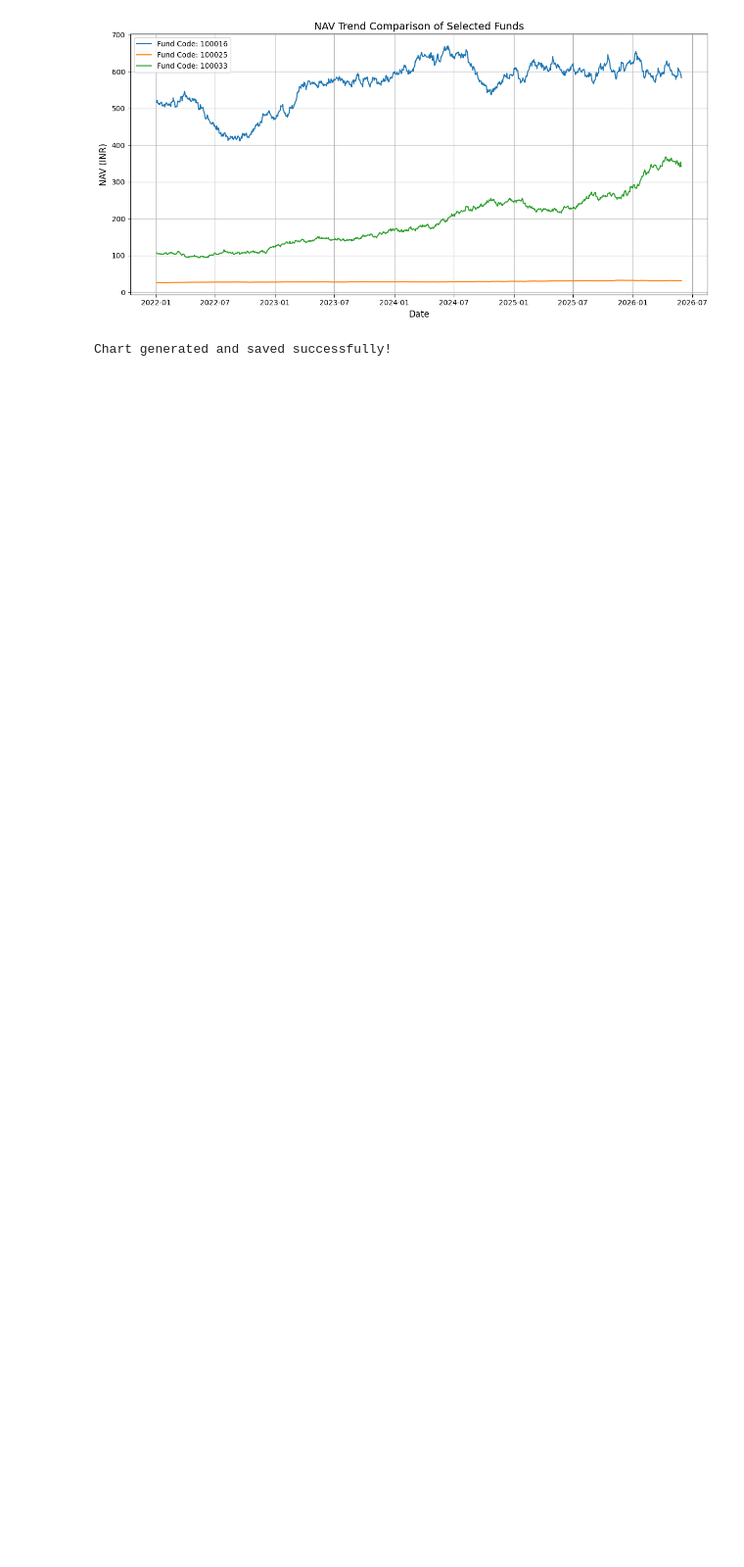
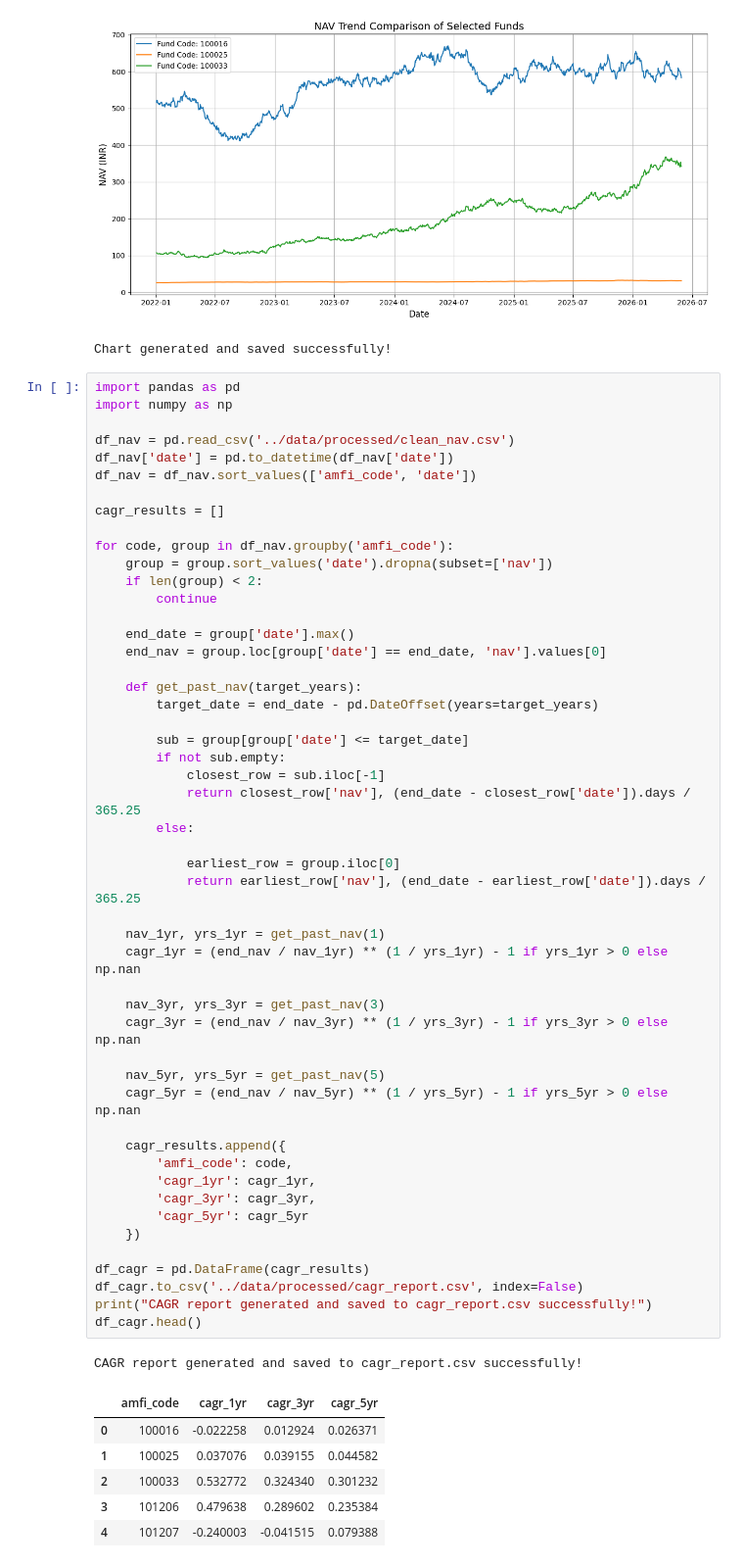
Before and after one commit to Gopibalu07/Capstone_Project_1, a Jupyter notebook: notebooks/Performance_Analytics.ipynb, the cells around one changed output. Shown at 98% size. Cells and saved outputs as stored; diff of their text form; blank space fills up the shorter version.

```diff
--- a/notebooks/Performance_Analytics.ipynb
+++ b/notebooks/Performance_Analytics.ipynb
@@ -187,3 +187,61 @@ print("Chart generated and saved successfully!")
 # %% [output]
 [figure]
 Chart generated and saved successfully!
+# %%
+import pandas as pd
+import numpy as np
+
+df_nav = pd.read_csv('../data/processed/clean_nav.csv')
+df_nav['date'] = pd.to_datetime(df_nav['date'])
+df_nav = df_nav.sort_values(['amfi_code', 'date'])
+
+cagr_results = []
+
+for code, group in df_nav.groupby('amfi_code'):
+    group = group.sort_values('date').dropna(subset=['nav'])
+    if len(group) < 2:
+        continue
+
+    end_date = group['date'].max()
+    end_nav = group.loc[group['date'] == end_date, 'nav'].values[0]
+
+    def get_past_nav(target_years):
+        target_date = end_date - pd.DateOffset(years=target_years)
+
+        sub = group[group['date'] <= target_date]
+        if not sub.empty:
+            closest_row = sub.iloc[-1]
+            return closest_row['nav'], (end_date - closest_row['date']).days / 365.25
+        else:
+
+            earliest_row = group.iloc[0]
+            return earliest_row['nav'], (end_date - earliest_row['date']).days / 365.25
+
+    nav_1yr, yrs_1yr = get_past_nav(1)
+    cagr_1yr = (end_nav / nav_1yr) ** (1 / yrs_1yr) - 1 if yrs_1yr > 0 else np.nan
+
+    nav_3yr, yrs_3yr = get_past_nav(3)
+    cagr_3yr = (end_nav / nav_3yr) ** (1 / yrs_3yr) - 1 if yrs_3yr > 0 else np.nan
+
+    nav_5yr, yrs_5yr = get_past_nav(5)
+    cagr_5yr = (end_nav / nav_5yr) ** (1 / yrs_5yr) - 1 if yrs_5yr > 0 else np.nan
+
+    cagr_results.append({
+        'amfi_code': code,
+        'cagr_1yr': cagr_1yr,
+        'cagr_3yr': cagr_3yr,
+        'cagr_5yr': cagr_5yr
+    })
+
+df_cagr = pd.DataFrame(cagr_results)
+df_cagr.to_csv('../data/processed/cagr_report.csv', index=False)
+print("CAGR report generated and saved to cagr_report.csv successfully!")
+df_cagr.head()
+# %% [output]
+CAGR report generated and saved to cagr_report.csv successfully!
+|  | amfi_code | cagr_1yr | cagr_3yr | cagr_5yr |
+| 0 | 100016 | -0.022258 | 0.012924 | 0.026371 |
+| 1 | 100025 | 0.037076 | 0.039155 | 0.044582 |
+| 2 | 100033 | 0.532772 | 0.324340 | 0.301232 |
+| 3 | 101206 | 0.479638 | 0.289602 | 0.235384 |
+| 4 | 101207 | -0.240003 | -0.041515 | 0.079388 |
```
Also changed, not shown: parts of 1 cell of this notebook, 2 other files.
